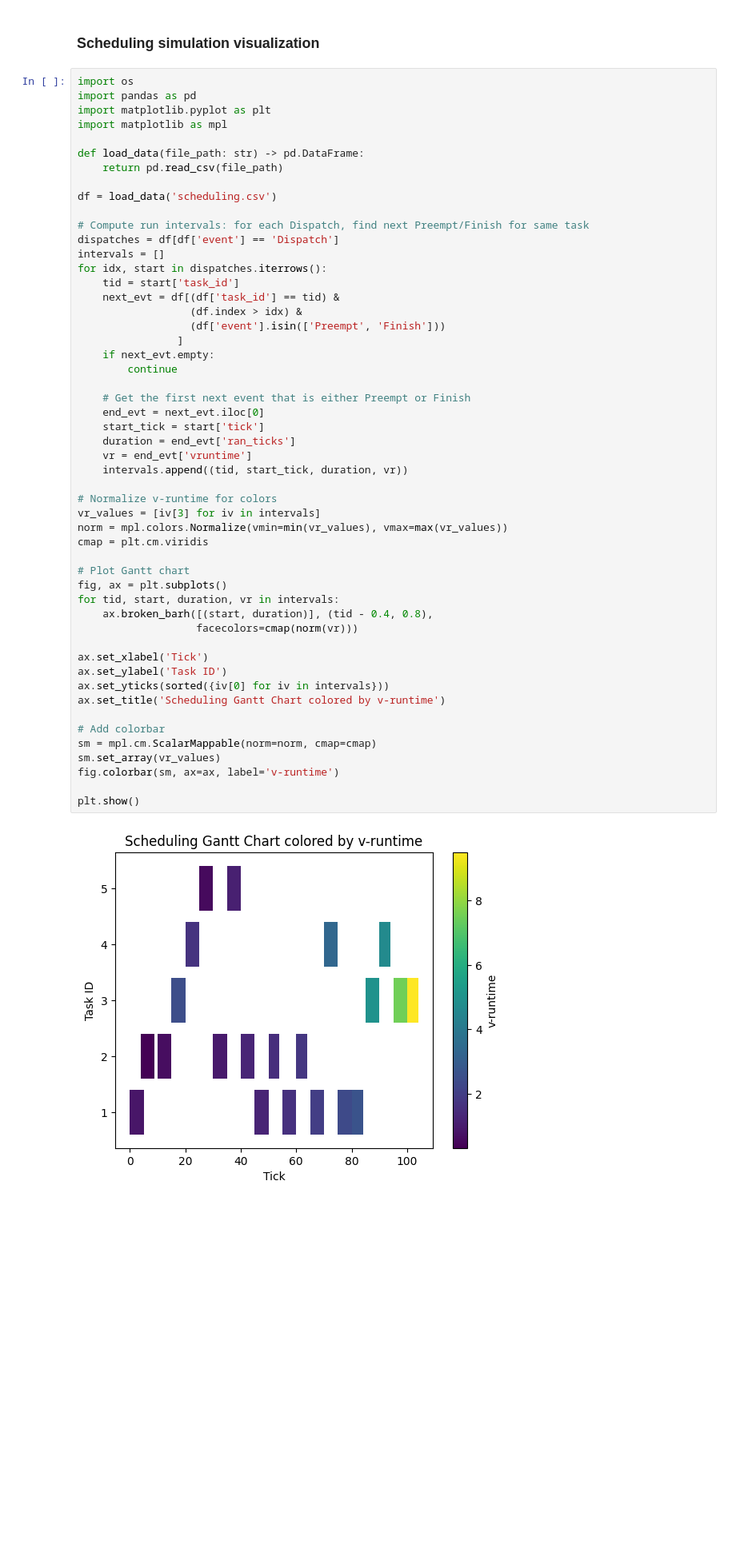
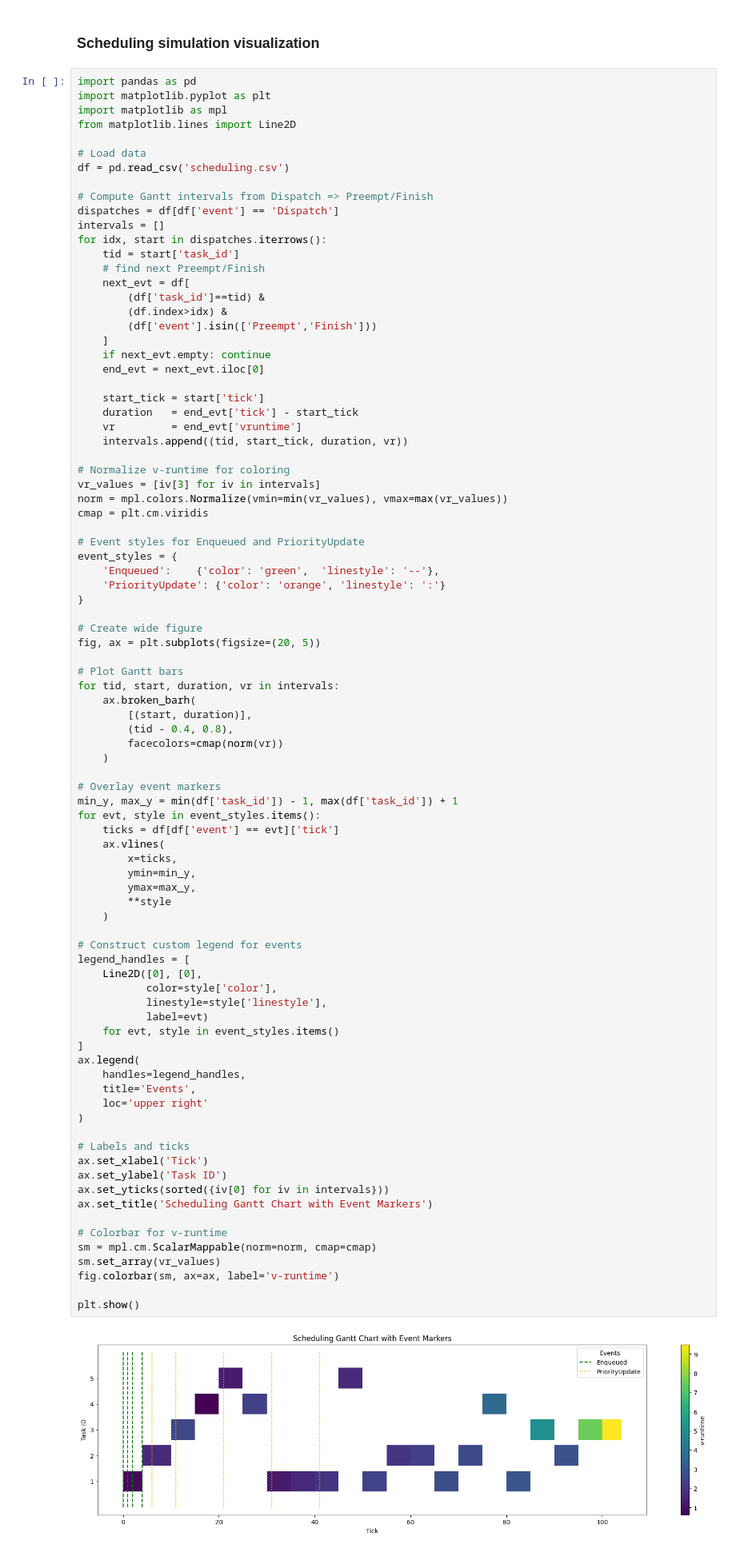
Before and after one commit to KnightChaser/vrunq, a Jupyter notebook: visualize.ipynb, the cells around one changed output. Shown at 80% size. Drawn from its saved outputs; the diff is of its cells as text; blank space fills up the shorter version.

Commit message:
chore(visualize): update the gantt chart style

```diff
--- a/visualize.ipynb
+++ b/visualize.ipynb
@@ -1,56 +1,91 @@
 # %% [markdown]
 ### Scheduling simulation visualization
 # %%
-import os
 import pandas as pd
 import matplotlib.pyplot as plt
 import matplotlib as mpl
+from matplotlib.lines import Line2D
 
-def load_data(file_path: str) -> pd.DataFrame:
-    return pd.read_csv(file_path)
+# Load data
+df = pd.read_csv('scheduling.csv')
 
-df = load_data('scheduling.csv')
-
-# Compute run intervals: for each Dispatch, find next Preempt/Finish for same task
+# Compute Gantt intervals from Dispatch => Preempt/Finish
 dispatches = df[df['event'] == 'Dispatch']
 intervals = []
 for idx, start in dispatches.iterrows():
     tid = start['task_id']
-    next_evt = df[(df['task_id'] == tid) &
-                  (df.index > idx) &
-                  (df['event'].isin(['Preempt', 'Finish']))
-                ]
-    if next_evt.empty:
-        continue
+    # find next Preempt/Finish
+    next_evt = df[
+        (df['task_id']==tid) &
+        (df.index>idx) &
+        (df['event'].isin(['Preempt','Finish']))
+    ]
+    if next_evt.empty: continue
+    end_evt = next_evt.iloc[0]
 
-    # Get the first next event that is either Preempt or Finish
-    end_evt = next_evt.iloc[0]
     start_tick = start['tick']
-    duration = end_evt['ran_ticks']
-    vr = end_evt['vruntime']
+    duration   = end_evt['tick'] - start_tick
+    vr         = end_evt['vruntime']
     intervals.append((tid, start_tick, duration, vr))
 
-# Normalize v-runtime for colors
+# Normalize v-runtime for coloring
 vr_values = [iv[3] for iv in intervals]
 norm = mpl.colors.Normalize(vmin=min(vr_values), vmax=max(vr_values))
 cmap = plt.cm.viridis
 
-# Plot Gantt chart
-fig, ax = plt.subplots()
+# Event styles for Enqueued and PriorityUpdate
+event_styles = {
+    'Enqueued':    {'color': 'green',  'linestyle': '--'},
+    'PriorityUpdate': {'color': 'orange', 'linestyle': ':'}
+}
+
+# Create wide figure
+fig, ax = plt.subplots(figsize=(20, 5))
+
+# Plot Gantt bars
 for tid, start, duration, vr in intervals:
-    ax.broken_barh([(start, duration)], (tid - 0.4, 0.8),
-                   facecolors=cmap(norm(vr)))
+    ax.broken_barh(
+        [(start, duration)],
+        (tid - 0.4, 0.8),
+        facecolors=cmap(norm(vr))
+    )
 
+# Overlay event markers
+min_y, max_y = min(df['task_id']) - 1, max(df['task_id']) + 1
+for evt, style in event_styles.items():
+    ticks = df[df['event'] == evt]['tick']
+    ax.vlines(
+        x=ticks,
+        ymin=min_y,
+        ymax=max_y,
+        **style
+    )
+
+# Construct custom legend for events
+legend_handles = [
+    Line2D([0], [0],
+           color=style['color'],
+           linestyle=style['linestyle'],
+           label=evt)
+    for evt, style in event_styles.items()
+]
+ax.legend(
+    handles=legend_handles,
+    title='Events',
+    loc='upper right'
+)
+
+# Labels and ticks
 ax.set_xlabel('Tick')
 ax.set_ylabel('Task ID')
 ax.set_yticks(sorted({iv[0] for iv in intervals}))
-ax.set_title('Scheduling Gantt Chart colored by v-runtime')
+ax.set_title('Scheduling Gantt Chart with Event Markers')
 
-# Add colorbar
+# Colorbar for v-runtime
 sm = mpl.cm.ScalarMappable(norm=norm, cmap=cmap)
 sm.set_array(vr_values)
 fig.colorbar(sm, ax=ax, label='v-runtime')
 
 plt.show()
 # %% [output]
-[figure, old version]
+[figure, new version]
```
Also changed, not shown: 1 other file.
